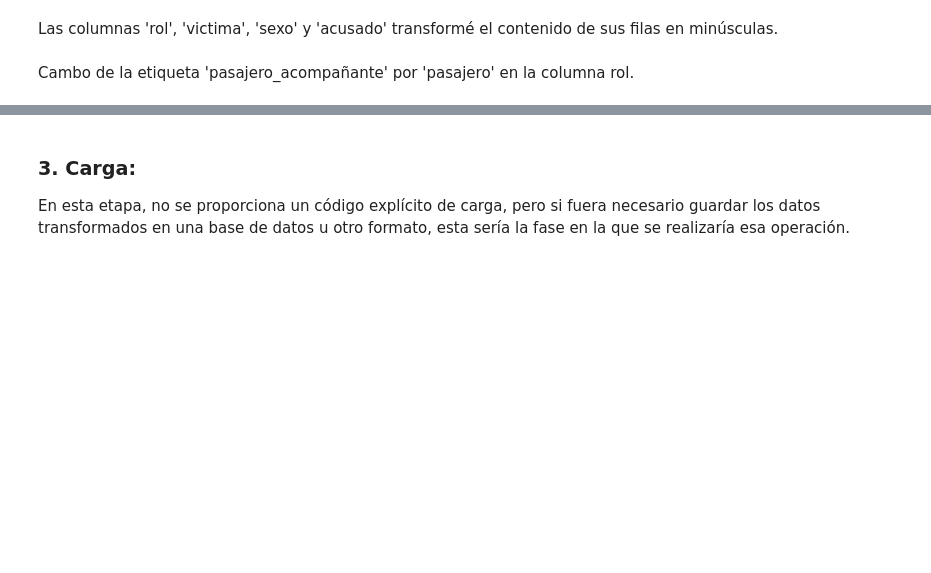
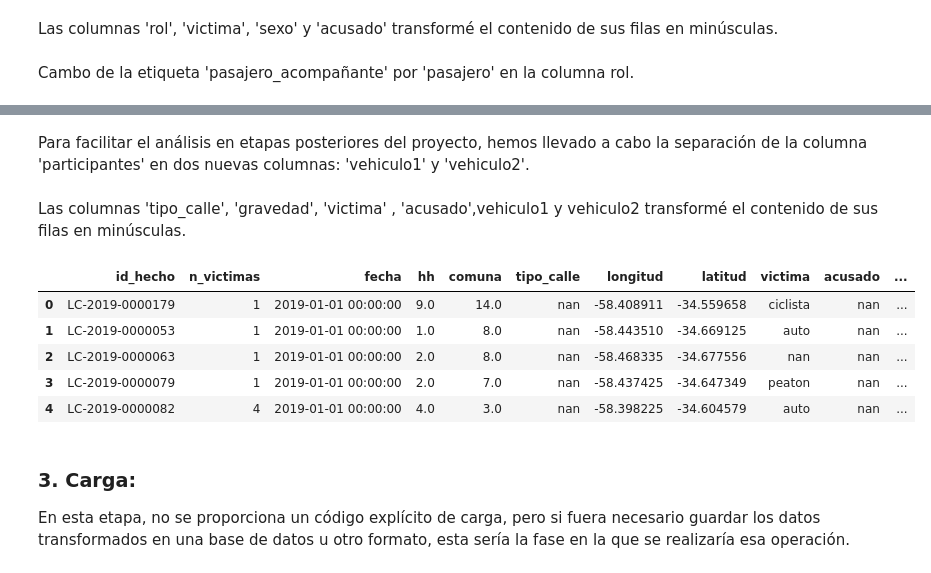
Before and after one commit to KGSanchezM/Siniestros-Viales, a Jupyter notebook: Notebooks/ETL.ipynb, the cells around one changed output, grey strips where cells are left out. Drawn from its saved outputs; the diff is of its cells as text; code cells hidden in the pictures; blank space fills up the shorter version.

```diff
--- a/Notebooks/ETL.ipynb
+++ b/Notebooks/ETL.ipynb
@@ -197,0 +292,4 @@ homicidios_victimas['rol'].replace('pasajero_acompañante', 'pasajero', inplace=
+# %%
+# cambio a flotante los valores de pos x y pos y
+lesiones_hechos['longitud'] = lesiones_hechos['longitud'].astype('float')
+lesiones_hechos['latutid'] = lesiones_hechos['latutid'].astype('float')
@@ -198,3 +299,32 @@ homicidios_victimas['rol'].replace('pasajero_acompañante', 'pasajero', inplace=
+# %%
+# Renombrar columnas en lesiones_hechos
+lesiones_hechos.rename(columns={'id': 'id_hecho', 'franja_hora': 'hh', 'latutid': 'latitud'}, inplace=True)
+# %% [markdown]
+Para facilitar el análisis en etapas posteriores del proyecto, hemos llevado a cabo la separación de la columna 'participantes' en dos nuevas columnas: 'vehiculo1' y 'vehiculo2'.
+# %%
+# Crear nuevas columnas 'vehiculo1' y 'vehiculo2' a partir de 'participantes'
+lesiones_hechos[['vehiculo1', 'vehiculo2']] = lesiones_hechos['participantes'].str.split('-', expand=True)
+
+# Reemplazar 'sd' con NaN en ambas columnas
+lesiones_hechos[['vehiculo1', 'vehiculo2']] = lesiones_hechos[['vehiculo1', 'vehiculo2']].replace('SD',np.nan)
+
+#Borrar la columna participantes
+lesiones_hechos.drop('participantes',axis=1, inplace=True)
+# %% [markdown]
+Las columnas 'tipo_calle', 'gravedad', 'victima' , 'acusado',vehiculo1 y vehiculo2 transformé el contenido de sus filas en minúsculas.
+# %%
+# Transformar a minúsculas las columnas en lesiones_hechos
+columnas_a_minusc = ['tipo_calle', 'gravedad', 'victima', 'acusado', 'vehiculo1', 'vehiculo2']
+lesiones_hechos[columnas_a_minusc] = lesiones_hechos[columnas_a_minusc].apply(lambda x: x.astype(str).str.lower())
+# %%
+lesiones_hechos.head()
+# %% [output]
+|  | id_hecho | n_victimas | fecha | hh | comuna | tipo_calle | longitud | latitud | victima | acusado | ... |
+| 0 | LC-2019-0000179 | 1 | 2019-01-01 00:00:00 | 9.0 | 14.0 | nan | -58.408911 | -34.559658 | ciclista | nan | ... |
+| 1 | LC-2019-0000053 | 1 | 2019-01-01 00:00:00 | 1.0 | 8.0 | nan | -58.443510 | -34.669125 | auto | nan | ... |
+| 2 | LC-2019-0000063 | 1 | 2019-01-01 00:00:00 | 2.0 | 8.0 | nan | -58.468335 | -34.677556 | nan | nan | ... |
+| 3 | LC-2019-0000079 | 1 | 2019-01-01 00:00:00 | 2.0 | 7.0 | nan | -58.437425 | -34.647349 | peaton | nan | ... |
+| 4 | LC-2019-0000082 | 4 | 2019-01-01 00:00:00 | 4.0 | 3.0 | nan | -58.398225 | -34.604579 | auto | nan | ... |
 # %% [markdown]
 
 ### 3. Carga:
```
Also changed, not shown: parts of 31 cells of this notebook.
